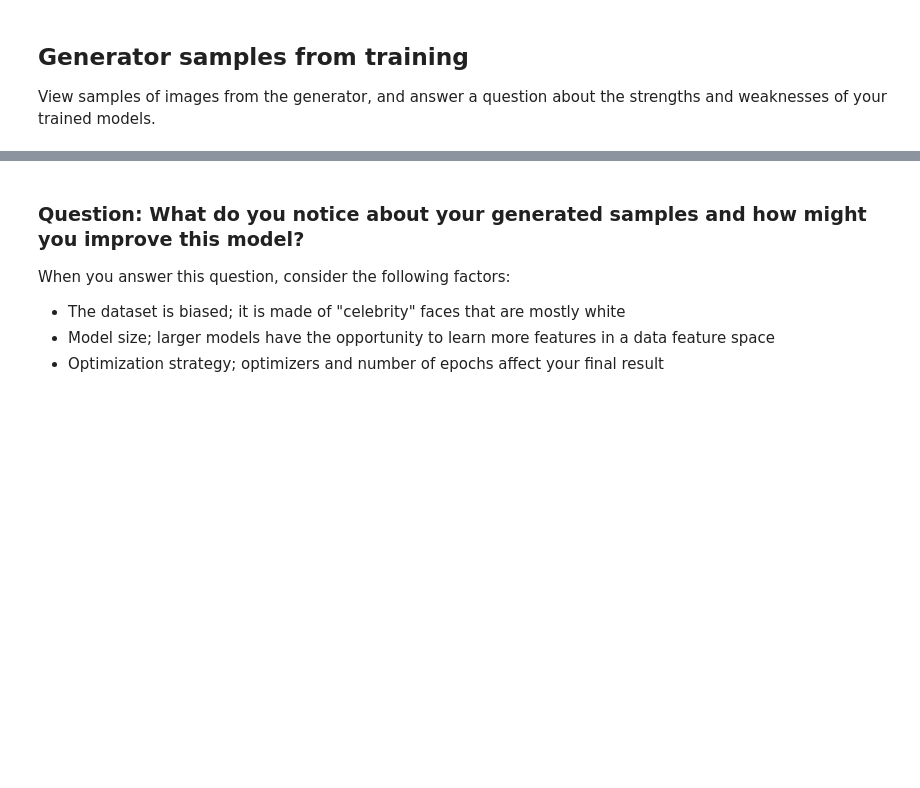
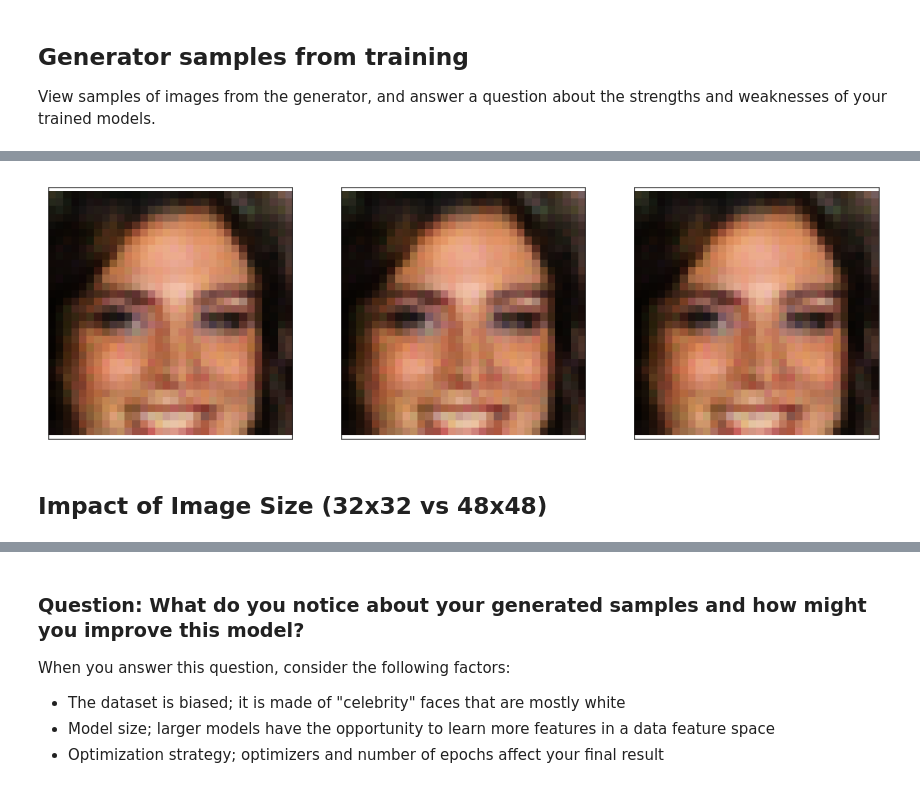
Before and after one commit to versavel/dl_nanodegree_project_face_generation, a Jupyter notebook: dlnd_face_generation.ipynb, the cells around one changed output, grey strips where cells are left out. Saved outputs shown, nothing was run; the diff lists cells and outputs as text; code cells hidden in the pictures; blank space fills up the shorter version.

```diff
--- a/dlnd_face_generation.ipynb
+++ b/dlnd_face_generation.ipynb
@@ -710,0 +757,25 @@ _ = view_samples(-1, samples)
+# %%
+# Load results from runs with conv_dim = 128 and 256
+
+with open('train_samples_conv_dim_64.pkl', 'rb') as f:
+#with open('train_samples_conv_dim_128.pkl', 'rb') as f:
+    samples_cd128 = pkl.load(f)
+
+with open('train_samples_conv_dim_64.pkl', 'rb') as f:
+#with open('train_samples_conv_dim_256.pkl', 'rb') as f:
+    samples_cd256 = pkl.load(f)
+# %%
+fig, axes = plt.subplots(figsize=(16,5), nrows=1, ncols=3, sharey=True, sharex=True)
+n = max(len(samples_cd128), len(samples_cd256))
+images = [samples[-1][0], samples_cd128[-1][0], samples_cd256[-1][0]]
+for ax, img in zip(axes.flatten(), images):
+    img = img.detach().cpu().numpy()
+    img = np.transpose(img, (1, 2, 0))
+    img = ((img + 1)*255 / (2)).astype(np.uint8)
+    ax.xaxis.set_visible(False)
+    ax.yaxis.set_visible(False)
+    im = ax.imshow(img.reshape((32,32,3)))
+# %% [output]
+[figure, added]
+# %% [markdown]
+## Impact of Image Size (32x32 vs 48x48)
```
Also changed, not shown: parts of 18 cells of this notebook, 7 other files.
